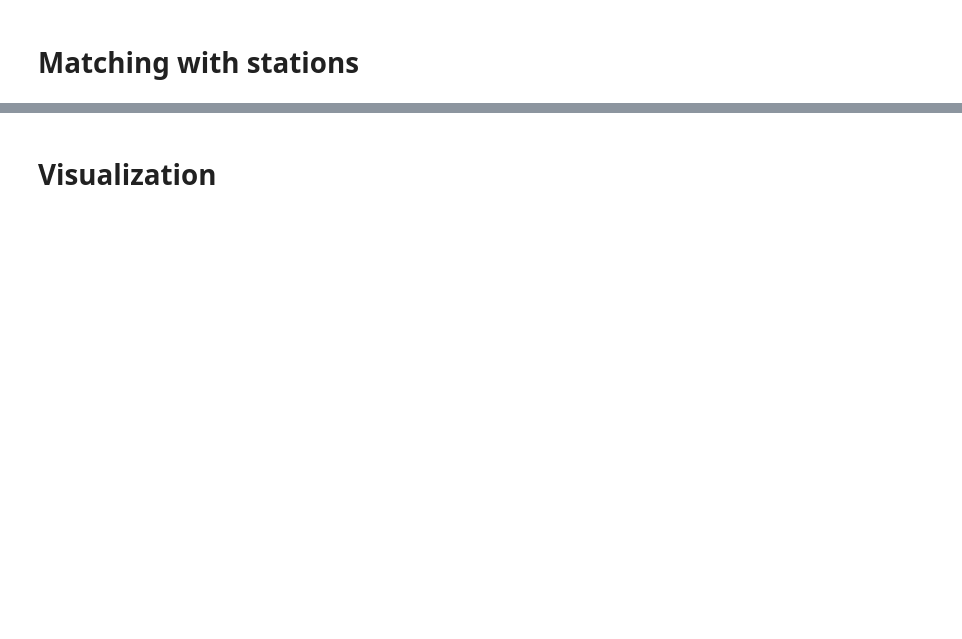
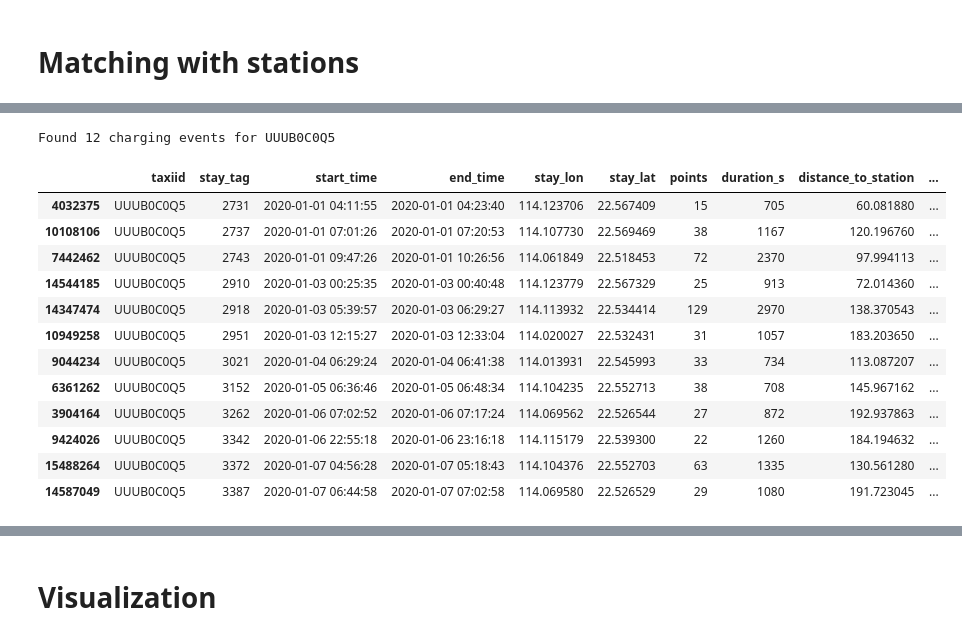
Before and after one commit to 762040835/taxi_Shenzhen, a Jupyter notebook: taxi_charging.ipynb, the cells around one changed output, grey strips where cells are left out. Saved outputs shown, nothing was run; the diff lists cells and outputs as text; code cells hidden in the pictures; blank space fills up the shorter version.

```diff
--- a/taxi_charging.ipynb
+++ b/taxi_charging.ipynb
@@ -662,0 +277,11 @@ results_df['taxiid'].nunique()
+# %%
+stat_pile_df = valid_piles_df.groupby('station_id').agg(
+        num_LP_piles=('low_power_piles', 'sum'),
+        num_HP_piles=('high_power_piles', 'sum'),
+        num_dist_powers=('power', 'nunique'),
+        num_piles =('power','count'),
+        max_power =('power','max'),
+        min_power =('power','min'),
+        avg_power =('power','mean')
+    ).reset_index()
+stat_pile_df.head()
@@ -662,0 +893,27 @@ results_df['taxiid'].nunique()
+# %%
+
+# ⚙️ 想查看的 taxiid
+
+
+# 1️⃣ 过滤并按时间排序（GPU cuDF）
+ce_tid = charging_events[charging_events.taxiid == TID] \
+           .sort_values('start_time')
+
+print(f'Found {len(ce_tid)} charging events for {TID}')
+
+ce_tid
+# %% [output]
+Found 12 charging events for UUUB0C0Q5
+|  | taxiid | stay_tag | start_time | end_time | stay_lon | stay_lat | points | duration_s | distance_to_station | ... |
+| 4032375 | UUUB0C0Q5 | 2731 | 2020-01-01 04:11:55 | 2020-01-01 04:23:40 | 114.123706 | 22.567409 | 15 | 705 | 60.081880 | ... |
+| 10108106 | UUUB0C0Q5 | 2737 | 2020-01-01 07:01:26 | 2020-01-01 07:20:53 | 114.107730 | 22.569469 | 38 | 1167 | 120.196760 | ... |
+| 7442462 | UUUB0C0Q5 | 2743 | 2020-01-01 09:47:26 | 2020-01-01 10:26:56 | 114.061849 | 22.518453 | 72 | 2370 | 97.994113 | ... |
+| 14544185 | UUUB0C0Q5 | 2910 | 2020-01-03 00:25:35 | 2020-01-03 00:40:48 | 114.123779 | 22.567329 | 25 | 913 | 72.014360 | ... |
+| 14347474 | UUUB0C0Q5 | 2918 | 2020-01-03 05:39:57 | 2020-01-03 06:29:27 | 114.113932 | 22.534414 | 129 | 2970 | 138.370543 | ... |
+| 10949258 | UUUB0C0Q5 | 2951 | 2020-01-03 12:15:27 | 2020-01-03 12:33:04 | 114.020027 | 22.532431 | 31 | 1057 | 183.203650 | ... |
+| 9044234 | UUUB0C0Q5 | 3021 | 2020-01-04 06:29:24 | 2020-01-04 06:41:38 | 114.013931 | 22.545993 | 33 | 734 | 113.087207 | ... |
+| 6361262 | UUUB0C0Q5 | 3152 | 2020-01-05 06:36:46 | 2020-01-05 06:48:34 | 114.104235 | 22.552713 | 38 | 708 | 145.967162 | ... |
+| 3904164 | UUUB0C0Q5 | 3262 | 2020-01-06 07:02:52 | 2020-01-06 07:17:24 | 114.069562 | 22.526544 | 27 | 872 | 192.937863 | ... |
+| 9424026 | UUUB0C0Q5 | 3342 | 2020-01-06 22:55:18 | 2020-01-06 23:16:18 | 114.115179 | 22.539300 | 22 | 1260 | 184.194632 | ... |
+| 15488264 | UUUB0C0Q5 | 3372 | 2020-01-07 04:56:28 | 2020-01-07 05:18:43 | 114.104376 | 22.552703 | 63 | 1335 | 130.561280 | ... |
+| 14587049 | UUUB0C0Q5 | 3387 | 2020-01-07 06:44:58 | 2020-01-07 07:02:58 | 114.069580 | 22.526529 | 29 | 1080 | 191.723045 | ... |
```
Also changed, not shown: parts of 117 cells of this notebook.
